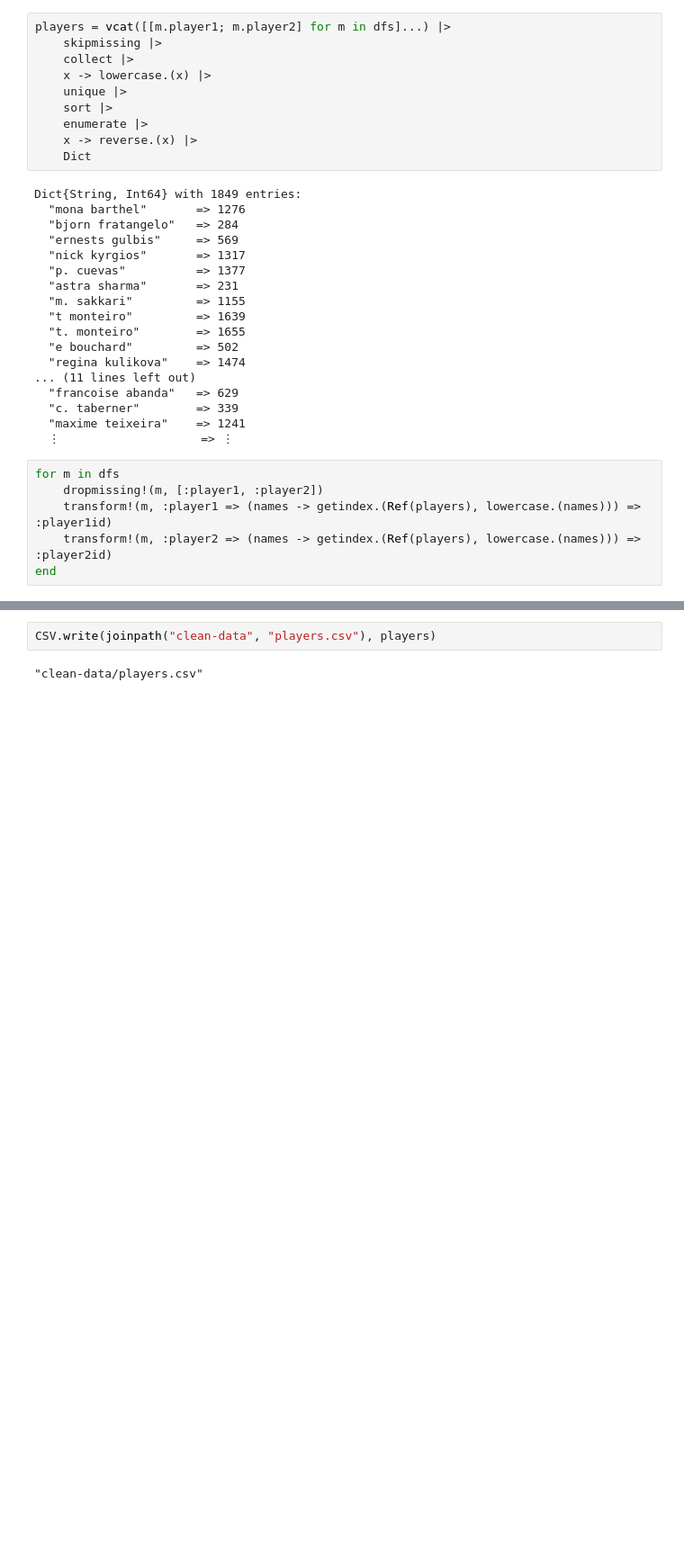
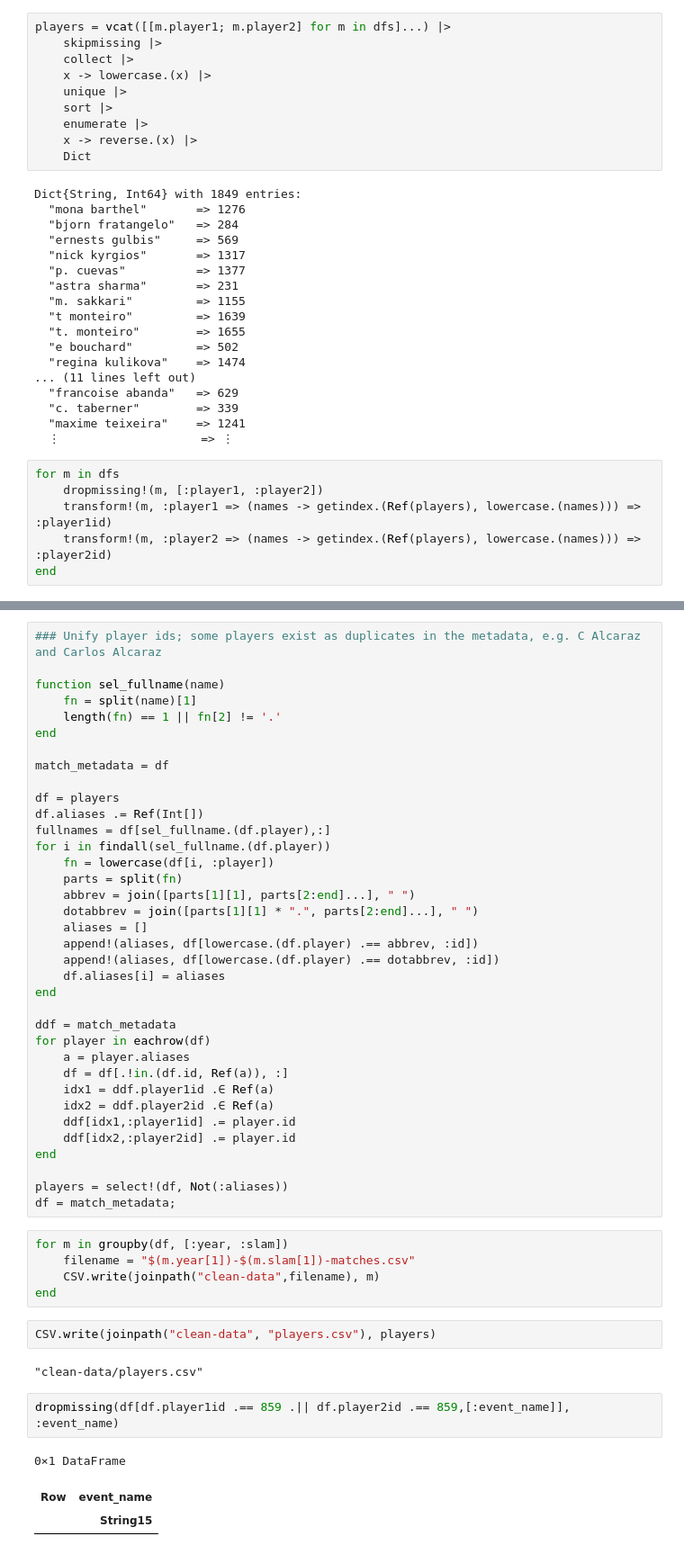
Before and after one commit to VictorKeil/grand-slam-analysis, a Jupyter notebook: matches.ipynb, the cells around one changed output, grey strips where cells are left out. Shown at 90% size. Cells and saved outputs as stored; diff of their text form; blank space fills up the shorter version.

```diff
--- a/matches.ipynb
+++ b/matches.ipynb
@@ -136,4 +70,51 @@ sort!(players, :id)
+# %%
+### Unify player ids; some players exist as duplicates in the metadata, e.g. C Alcaraz and Carlos Alcaraz
+
+function sel_fullname(name)
+    fn = split(name)[1]
+    length(fn) == 1 || fn[2] != '.'
+end
+
+match_metadata = df
+
+df = players
+df.aliases .= Ref(Int[])
+fullnames = df[sel_fullname.(df.player),:]
+for i in findall(sel_fullname.(df.player))
+    fn = lowercase(df[i, :player])
+    parts = split(fn)
+    abbrev = join([parts[1][1], parts[2:end]...], " ")
+    dotabbrev = join([parts[1][1] * ".", parts[2:end]...], " ")
+    aliases = []
+    append!(aliases, df[lowercase.(df.player) .== abbrev, :id])
+    append!(aliases, df[lowercase.(df.player) .== dotabbrev, :id])
+    df.aliases[i] = aliases
+end
+
+ddf = match_metadata
+for player in eachrow(df)
+    a = player.aliases
+    df = df[.!in.(df.id, Ref(a)), :]
+    idx1 = ddf.player1id .∈ Ref(a)
+    idx2 = ddf.player2id .∈ Ref(a)
+    ddf[idx1,:player1id] .= player.id
+    ddf[idx2,:player2id] .= player.id
+end
+
+players = select!(df, Not(:aliases))
+df = match_metadata;
+# %%
+for m in groupby(df, [:year, :slam])
+    filename = "$(m.year[1])-$(m.slam[1])-matches.csv"
+    CSV.write(joinpath("clean-data",filename), m)
+end
 # %%
 CSV.write(joinpath("clean-data", "players.csv"), players)
 # %% [output]
 "clean-data/players.csv"
+# %%
+dropmissing(df[df.player1id .== 859 .|| df.player2id .== 859,[:event_name]], :event_name)
+# %% [output]
+0×1 DataFrame
+| Row | event_name |
+|  | String15 |
```
Also changed, not shown: parts of 4 cells of this notebook, 3 other files.
